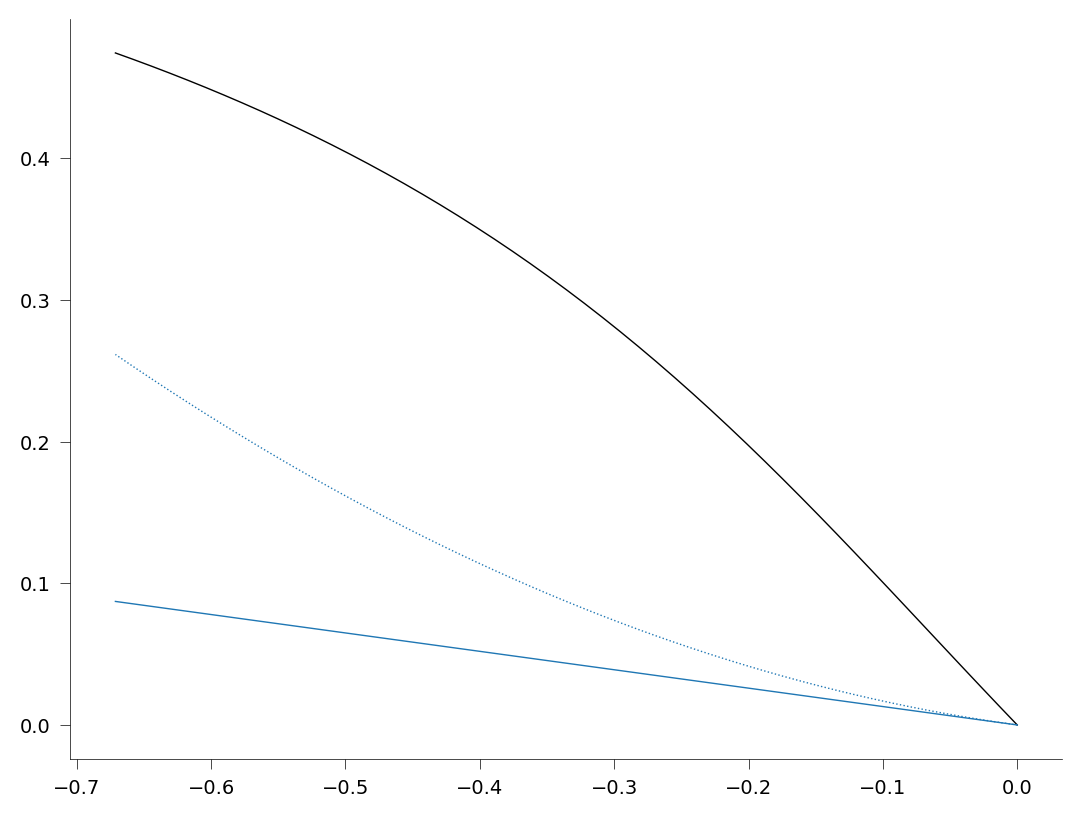
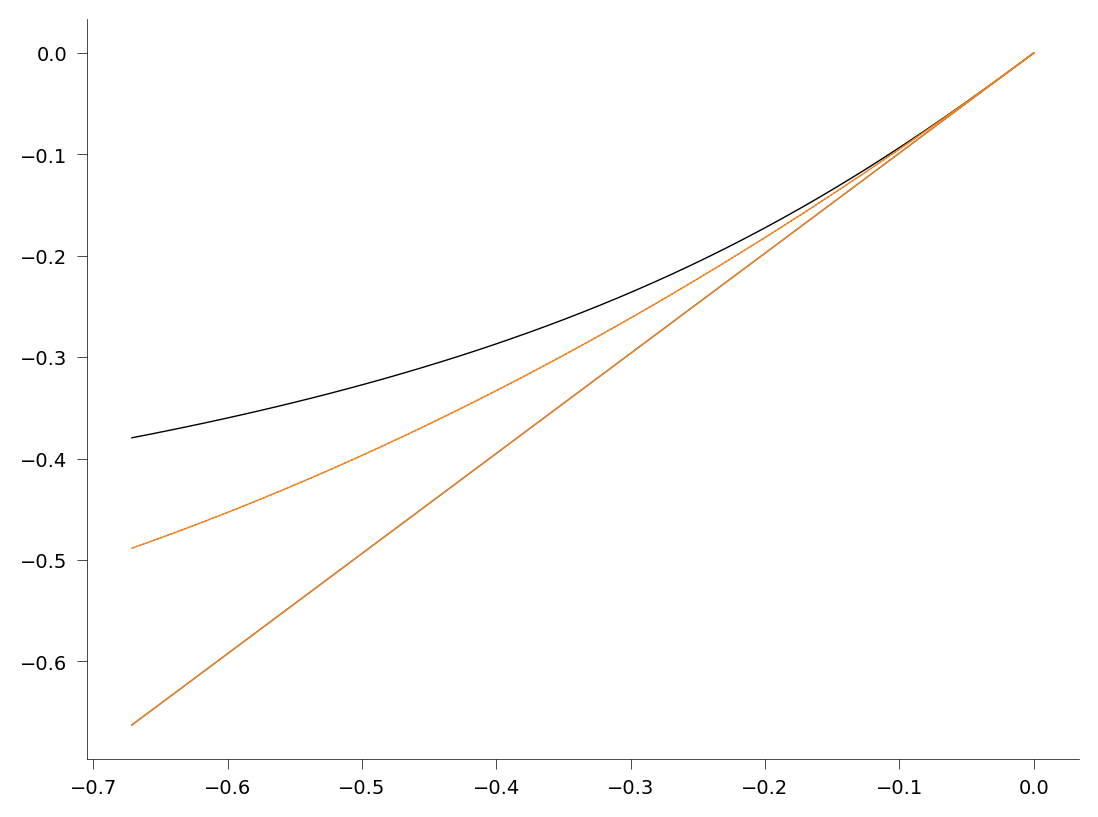
Unified diff of the notebook cell whose output changed from the first chart to the second:
--- before
+++ after
@@ -2,2 +2,8 @@
 plt.plot(var_sw/sw_amp1, var_linear, color='C0')
 plt.plot(var_sw/sw_amp1, var_nl, color='C0', linestyle=':')
+f = 1/(ds.time.size*utils.day_seconds)
+x = 2*np.pi*f*float(ds.heat_capacity) / float(surf_flux_up_params.sel(deg='1'))
+prefactor = 4*x**3 / (x**2+1)**0.5 / (4*x**2+1)
+plt.plot(var_sw/sw_amp1, prefactor*var_sw/sw_amp1, color='C1')
+prefactor_sq = 16*x**3*(3*x**2+1) / (x**2+1) / (4*x**2+1)**2
+plt.plot(var_sw/sw_amp1, prefactor*var_sw/sw_amp1+prefactor_sq*(var_sw/sw_amp1)**2, color='C1')

Commit: Fix typo missing x**2 from sw contribution